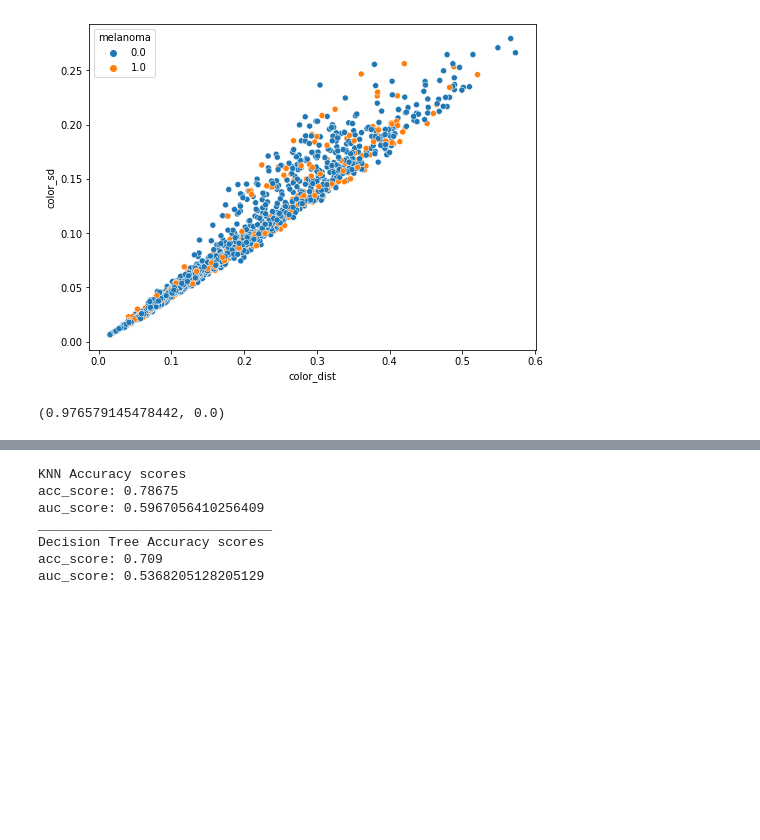
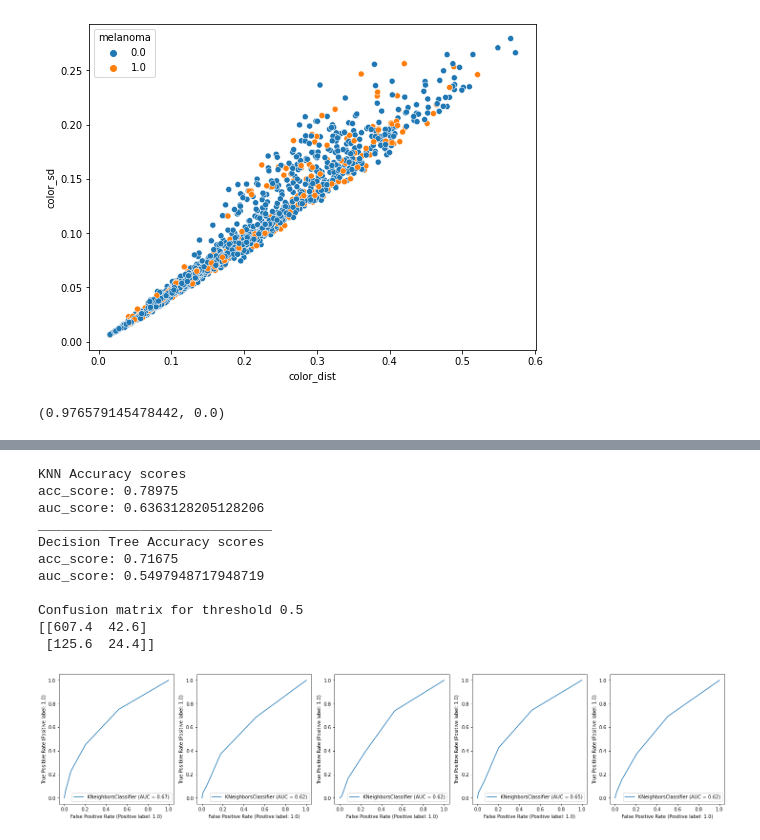
Before and after one commit to viggo-gascou/fyp2022p02GroupB2, a Jupyter notebook: plots.ipynb, the cells around one changed output, grey strips where cells are left out. Cells and saved outputs as stored; diff of their text form; code cells hidden in the pictures; blank space fills up the shorter version.

```diff
--- a/plots.ipynb
+++ b/plots.ipynb
@@ -83,9 +92,21 @@ from sklearn.model_selection import StratifiedShuffleSplit
 from sklearn.metrics import accuracy_score, roc_auc_score
 from sklearn.neighbors import KNeighborsClassifier
 from sklearn.tree import DecisionTreeClassifier
-df = pd.read_csv("features/features_training.csv")
+from sklearn.metrics import RocCurveDisplay
+from sklearn.preprocessing import StandardScaler
+from sklearn.metrics import confusion_matrix
+
+
+df = pd.read_csv("features/features_train_addassymetry.csv")
+jdf = pd.read_csv("features/json_features_training.csv")
 features = ["asymmetry", "area", "perimeter", "compactness", "color_dist", "color_score"]
 x = df[features].to_numpy()
+# x = df.drop(["image_id", "melanoma"], axis=1).to_numpy()
+
+scaler = StandardScaler().fit(x)
+x = scaler.transform(x)
+
+# x = np.c_[x, jdf.drop(["image_id", "melanoma"], axis=1).to_numpy()]
 y = np.array(df["melanoma"])
 
 n_splits = 5
@@ -97,40 +118,60 @@ acc_val_tree = np.empty((n_splits, 1))
 auc_val_tree = np.empty((n_splits, 1))
 
 k = 5
+threshold = 0.5
+
+fig, axes = plt.subplots(1, 5, figsize=(25,5))
+
+
+conf_mats = []
 
 for i, (train_index, val_index) in enumerate(kf.split(x, y)):
     x_train, x_val = x[train_index], x[val_index]
     y_train, y_val = y[train_index], y[val_index]
 
     clf = KNeighborsClassifier(n_neighbors=k)
     clf = clf.fit(x_train, y_train)
     y_pred_val = clf.predict(x_val)
     y_prob_val = clf.predict_proba(x_val)[:,1]
+    display = RocCurveDisplay.from_estimator(clf, x_val, y_val, ax=axes[i])
 
     acc_val_knn[i] = accuracy_score(y_val, y_pred_val)
     auc_val_knn[i] = roc_auc_score(y_val, y_prob_val)
+
+    conf_mats.append(confusion_matrix(y_val, y_prob_val > threshold))
 
     clf = DecisionTreeClassifier(random_state=1)
     clf.fit(x_train, y_train)
     y_pred_val = clf.predict(x_val)
     y_prob_val = clf.predict_proba(x_val)[:,1]
 
     acc_val_tree[i] = accuracy_score(y_val, y_pred_val)
     auc_val_tree[i] = roc_auc_score(y_val, y_prob_val)
 
 
+
+
 print("KNN Accuracy scores")
 print("acc_score:", np.mean(acc_val_knn))
 print("auc_score:", np.mean(auc_val_knn))
 print("_"*30)
 print("Decision Tree Accuracy scores")
 print("acc_score:", np.mean(acc_val_tree))
 print("auc_score:", np.mean(auc_val_tree))
+
+print(f"\nConfusion matrix for threshold {threshold}")
+conf_mats = np.stack(conf_mats, axis=2)
+print(np.mean(conf_mats, axis=2))
 # %% [output]
 KNN Accuracy scores
-acc_score: 0.78675
-auc_score: 0.5967056410256409
+acc_score: 0.78975
+auc_score: 0.6363128205128206
 ______________________________
 Decision Tree Accuracy scores
-acc_score: 0.709
-auc_score: 0.5368205128205129
+acc_score: 0.71675
+auc_score: 0.5497948717948719
+
+Confusion matrix for threshold 0.5
+[[607.4  42.6]
+ [125.6  24.4]]
+[figure, added]
```
Also changed, not shown: parts of 9 cells of this notebook, 4 other files.
